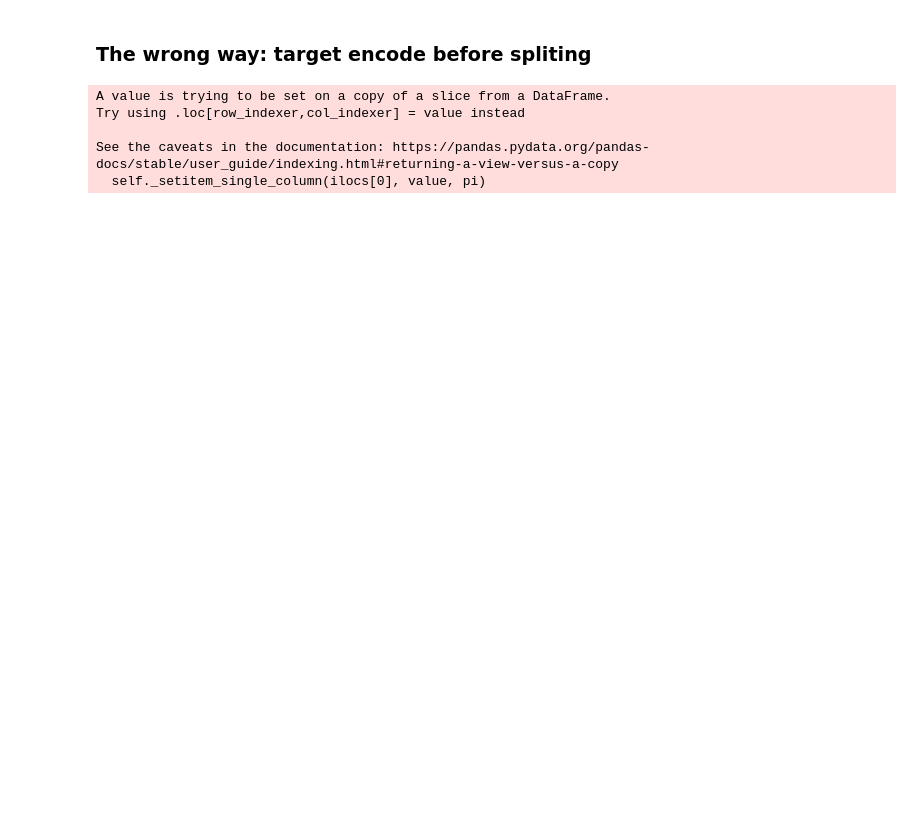
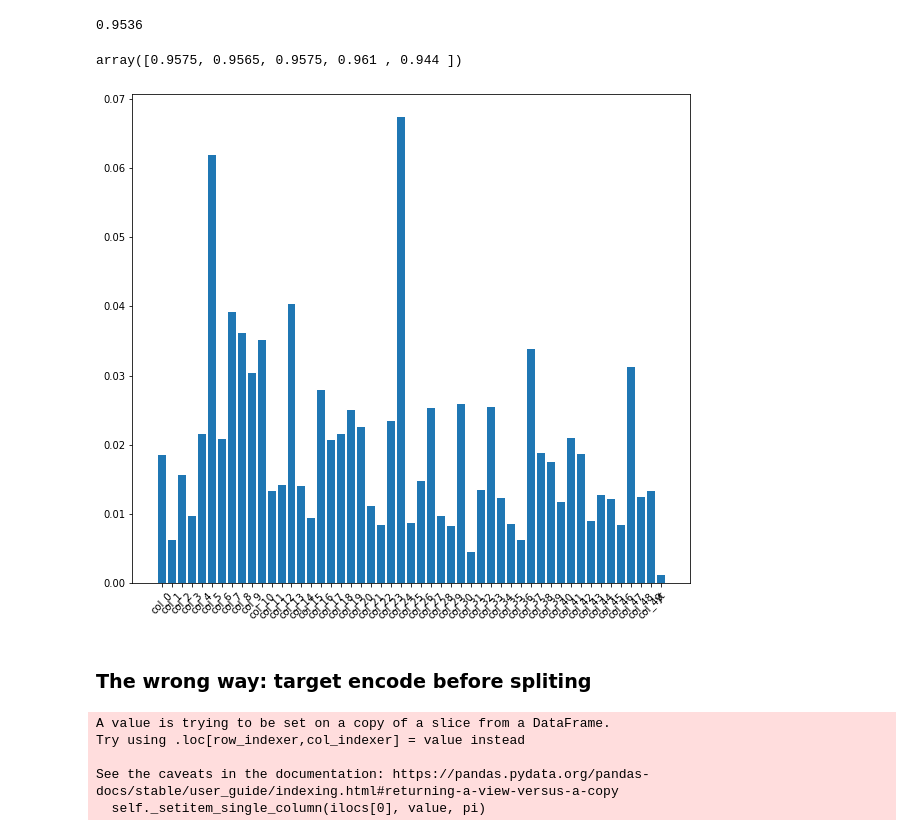
Before and after one commit to joaomvg/machine-learning-algorithms, a Jupyter notebook: data_leakage.ipynb, the cells around one changed output. Cells and saved outputs as stored; diff of their text form; code cells hidden in the pictures; blank space fills up the shorter version.

```diff
--- a/data_leakage.ipynb
+++ b/data_leakage.ipynb
@@ -28,0 +24,8 @@ df['cluster']=m
+# %%
+# create random categories
+
+l = df.shape[0]
+nc = 20
+nf = l // nc
+for i in range(nf):
+    df.loc[i*nf:(i+1)*nf,'cluster']=i
@@ -28,0 +57,4 @@ df['cluster']=m
+# %%
+df['s'] = df.groupby('cluster')['y'].transform('sum')
+df['c'] = df.groupby('cluster')['y'].transform('count')
+df['yt'] = (df['s']-df['y'])/(df['c']-1)
@@ -29,3 +73,32 @@ df['cluster']=m
+# %%
+X = df.drop(['y','s','c','cluster'],axis=1)
+y= df['y'].copy()
+# %%
+rf=RandomForestClassifier(n_estimators=10,max_depth=15,random_state=70,n_jobs=-1,min_samples_leaf=10)
+kf=KFold(n_splits=5,random_state=0,shuffle=True)
+
+scores=[]
+for train_id,val_id in kf.split(X):
+    x_train,xval=X.iloc[train_id],X.iloc[val_id]
+    y_train,yval=y.iloc[train_id],y.iloc[val_id]
+
+    rf.fit(x_train,y_train)
+    scores.append(rf.score(xval,yval))
+scores=np.array(scores)
+scores.mean()
+# %% [output]
+0.9536
+# %%
+scores
+# %% [output]
+array([0.9575, 0.9565, 0.9575, 0.961 , 0.944 ])
+# %%
+plt.figure(figsize=(10,9))
+plt.bar(X.columns, rf.feature_importances_)
+plt.xticks(rotation=45)
+plt.show()
+# %% [output]
+[figure, added]
 # %% [markdown]
 ### The wrong way: target encode before spliting
 # %%
```
Also changed, not shown: parts of 24 cells of this notebook, 1 other file.
